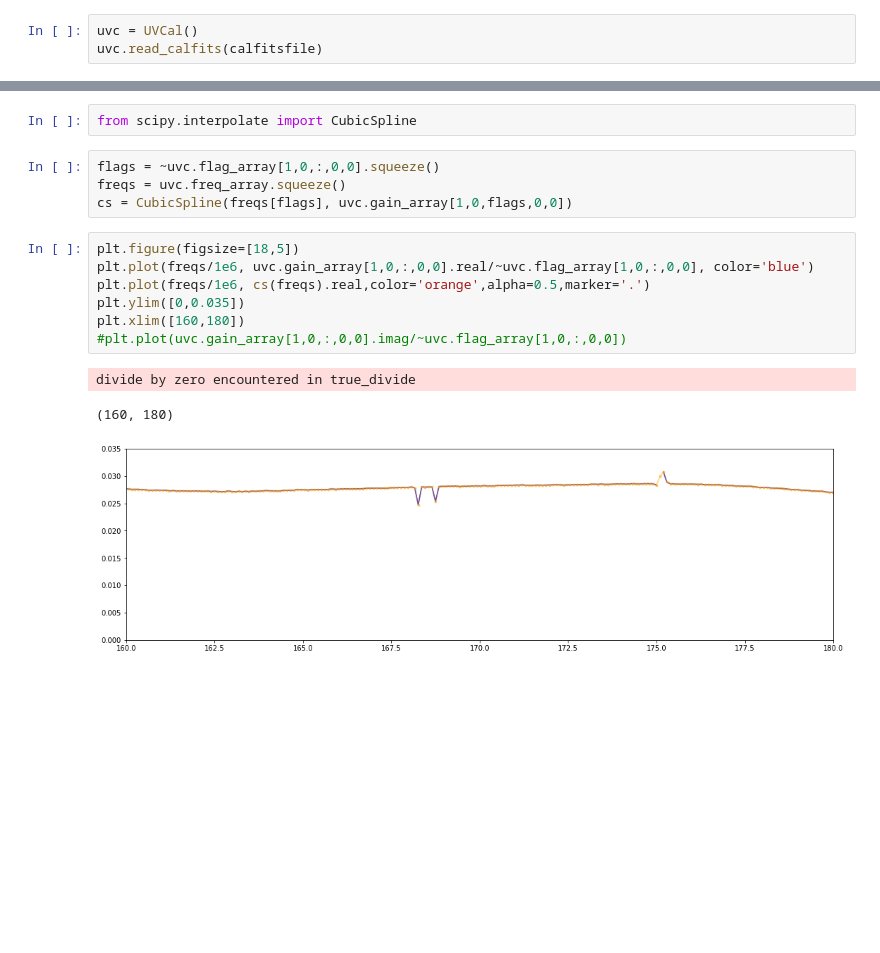
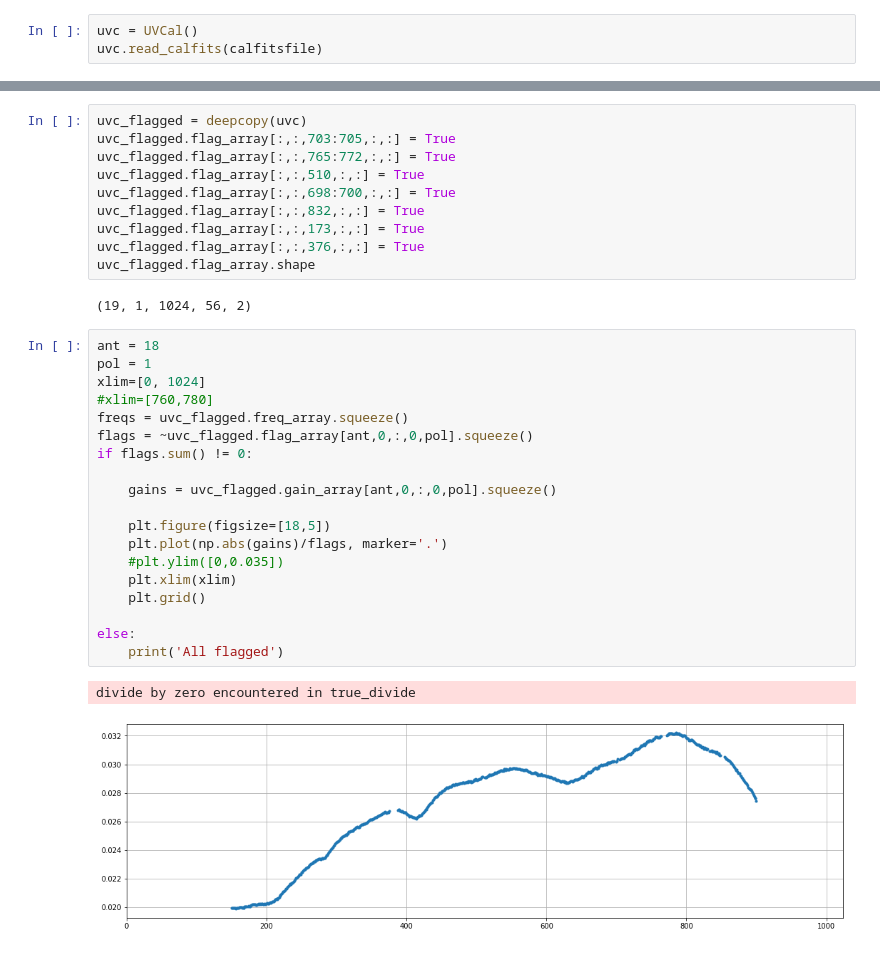
Before and after one commit to UPennEoR/plimpy, a Jupyter notebook: ModernizeHERA19/FixGains.ipynb, the cells around one changed output, grey strips where cells are left out. Cells and saved outputs as stored; diff of their text form; blank space fills up the shorter version.

```diff
--- a/ModernizeHERA19/FixGains.ipynb
+++ b/ModernizeHERA19/FixGains.ipynb
@@ -67,17 +76,34 @@ invalid value encountered in true_divide
-# %%
-from scipy.interpolate import CubicSpline
-# %%
-flags = ~uvc.flag_array[1,0,:,0,0].squeeze()
-freqs = uvc.freq_array.squeeze()
-cs = CubicSpline(freqs[flags], uvc.gain_array[1,0,flags,0,0])
-# %%
-plt.figure(figsize=[18,5])
-plt.plot(freqs/1e6, uvc.gain_array[1,0,:,0,0].real/~uvc.flag_array[1,0,:,0,0], color='blue')
-plt.plot(freqs/1e6, cs(freqs).real,color='orange',alpha=0.5,marker='.')
-plt.ylim([0,0.035])
-plt.xlim([160,180])
-#plt.plot(uvc.gain_array[1,0,:,0,0].imag/~uvc.flag_array[1,0,:,0,0])
-# %% [output]
-divide by zero encountered in true_divide
-(160, 180)
-[figure, removed]
+# %%
+uvc_flagged = deepcopy(uvc)
+uvc_flagged.flag_array[:,:,703:705,:,:] = True
+uvc_flagged.flag_array[:,:,765:772,:,:] = True
+uvc_flagged.flag_array[:,:,510,:,:] = True
+uvc_flagged.flag_array[:,:,698:700,:,:] = True
+uvc_flagged.flag_array[:,:,832,:,:] = True
+uvc_flagged.flag_array[:,:,173,:,:] = True
+uvc_flagged.flag_array[:,:,376,:,:] = True
+uvc_flagged.flag_array.shape
+# %% [output]
+(19, 1, 1024, 56, 2)
+# %%
+ant = 18
+pol = 1
+xlim=[0, 1024]
+#xlim=[760,780]
+freqs = uvc_flagged.freq_array.squeeze()
+flags = ~uvc_flagged.flag_array[ant,0,:,0,pol].squeeze()
+if flags.sum() != 0:
+
+    gains = uvc_flagged.gain_array[ant,0,:,0,pol].squeeze()
+
+    plt.figure(figsize=[18,5])
+    plt.plot(np.abs(gains)/flags, marker='.')
+    #plt.ylim([0,0.035])
+    plt.xlim(xlim)
+    plt.grid()
+
+else:
+    print('All flagged')
+# %% [output]
+divide by zero encountered in true_divide
+[figure, added]
```
Also changed, not shown: parts of 7 cells of this notebook.
